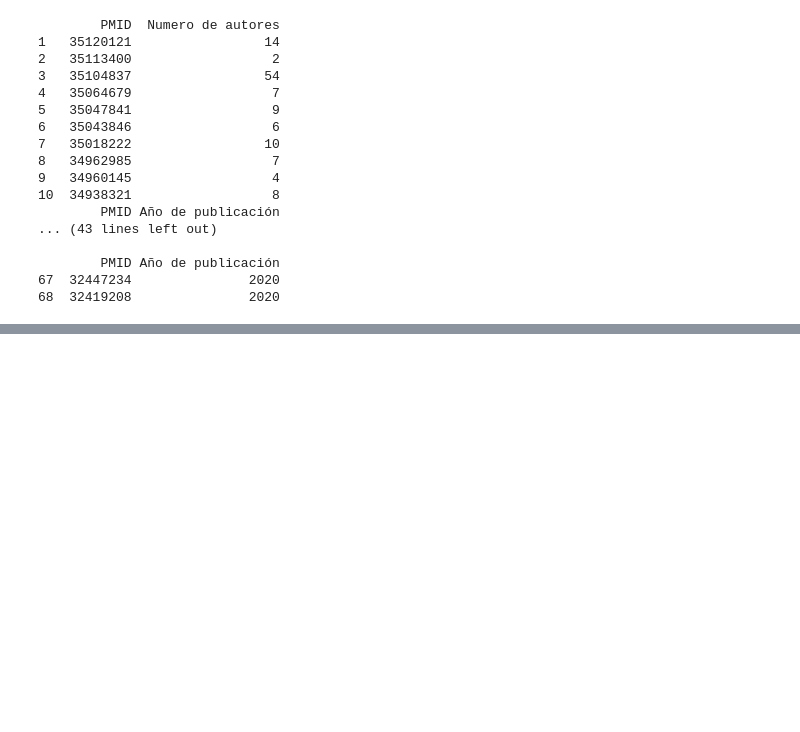
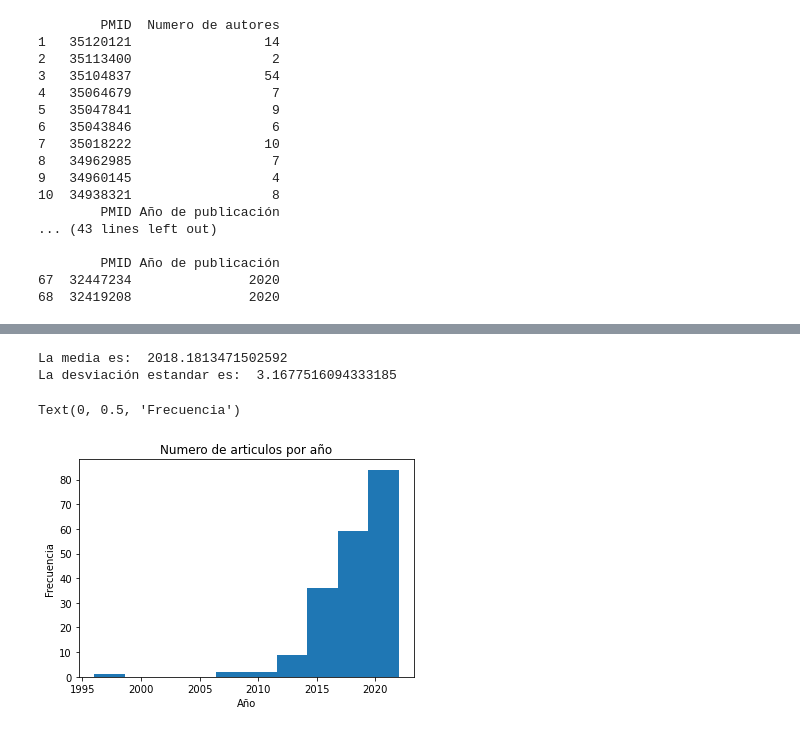
Before and after one commit to Mishnaty7/GBI6_ExamenPython, a Jupyter notebook: 2021II_GBI6_ExamenParcialPython.ipynb, the cells around one changed output, grey strips where cells are left out. Drawn from its saved outputs; the diff is of its cells as text; code cells hidden in the pictures; blank space fills up the shorter version.

```diff
--- a/2021II_GBI6_ExamenParcialPython.ipynb
+++ b/2021II_GBI6_ExamenParcialPython.ipynb
@@ -133,0 +144,20 @@ print(pub_year[67:69])
+# %%
+import pandas as pd
+import matplotlib.pyplot as plot
+from collections import Counter
+pub_year["Año de publicación"] = pub_year["Año de publicación"].astype("int")
+mean_py = pub_year["Año de publicación"].mean()
+sd_py = pub_year["Año de publicación"].std()
+print ("La media es: ", mean_py)
+print ("La desviación estandar es: ", sd_py)
+#print (pub_year["Año de publicación"])
+intervalos = range(min(pub_year["Año de publicación"]), max(pub_year["Año de publicación"]))
+plot.hist(x=pub_year["Año de publicación"])
+plot.title("Numero de articulos por año")
+plot.xlabel("Año")
+plot.ylabel("Frecuencia")
+# %% [output]
+La media es:  2018.1813471502592
+La desviación estandar es:  3.1677516094333185
+Text(0, 0.5, 'Frecuencia')
+[figure, added]
```
Also changed, not shown: parts of 5 cells of this notebook, 1 other file.
